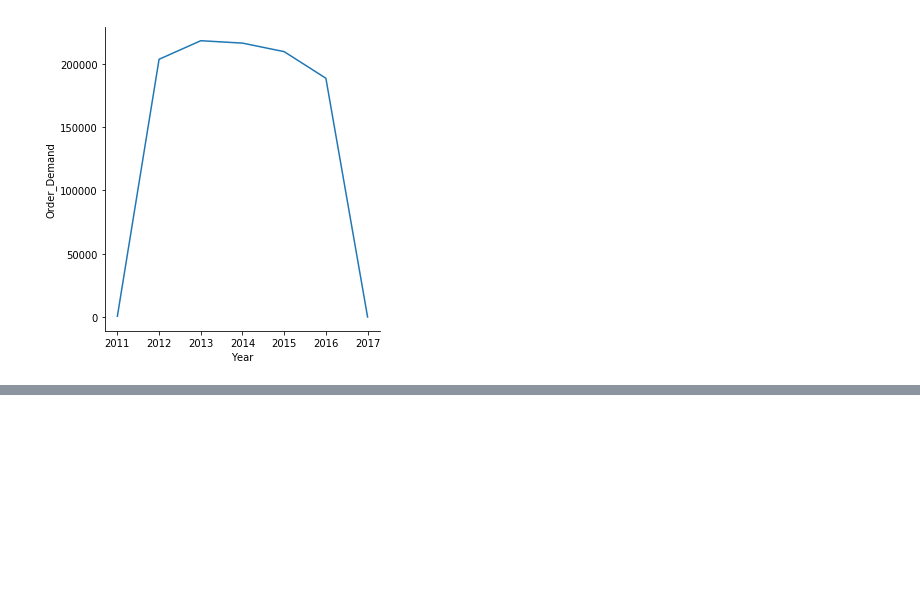
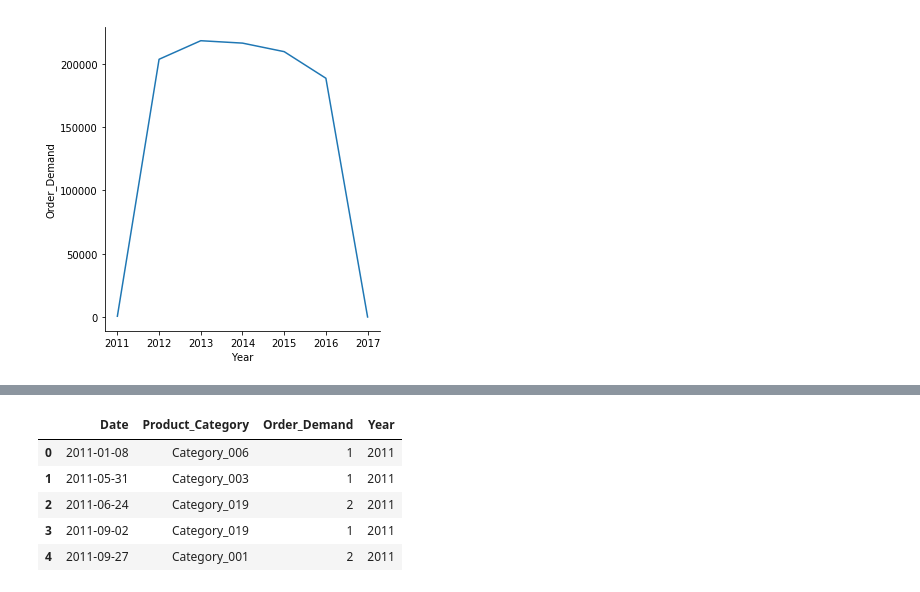
Before and after one commit to punpunjubu/Forecasts-for-Product-Demand, a Jupyter notebook: Product Demand.ipynb, the cells around one changed output, grey strips where cells are left out. Cells and saved outputs as stored; diff of their text form; code cells hidden in the pictures; blank space fills up the shorter version.

```diff
--- a/Product Demand.ipynb
+++ b/Product Demand.ipynb
@@ -97,0 +112,9 @@ sns.relplot(x="Year", y="Order_Demand", ci=None, kind="line", data=df2)
+# %%
+df3.head()
+# %% [output]
+|  | Date | Product_Category | Order_Demand | Year |
+| 0 | 2011-01-08 | Category_006 | 1 | 2011 |
+| 1 | 2011-05-31 | Category_003 | 1 | 2011 |
+| 2 | 2011-06-24 | Category_019 | 2 | 2011 |
+| 3 | 2011-09-02 | Category_019 | 1 | 2011 |
+| 4 | 2011-09-27 | Category_001 | 2 | 2011 |
```
Also changed, not shown: parts of 4 cells of this notebook.
